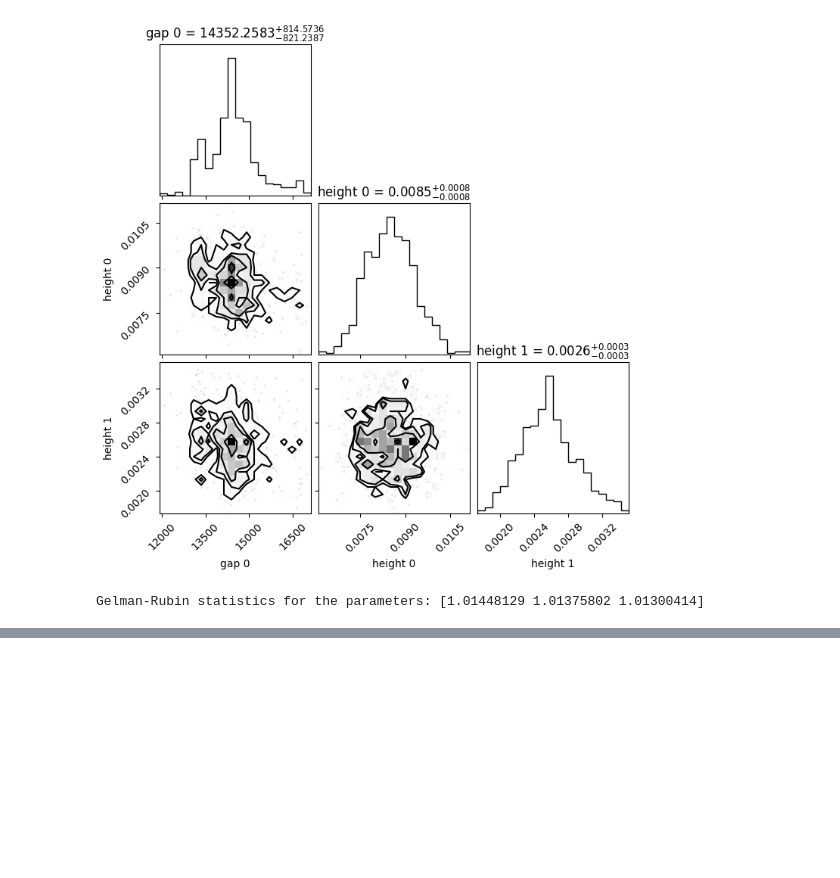
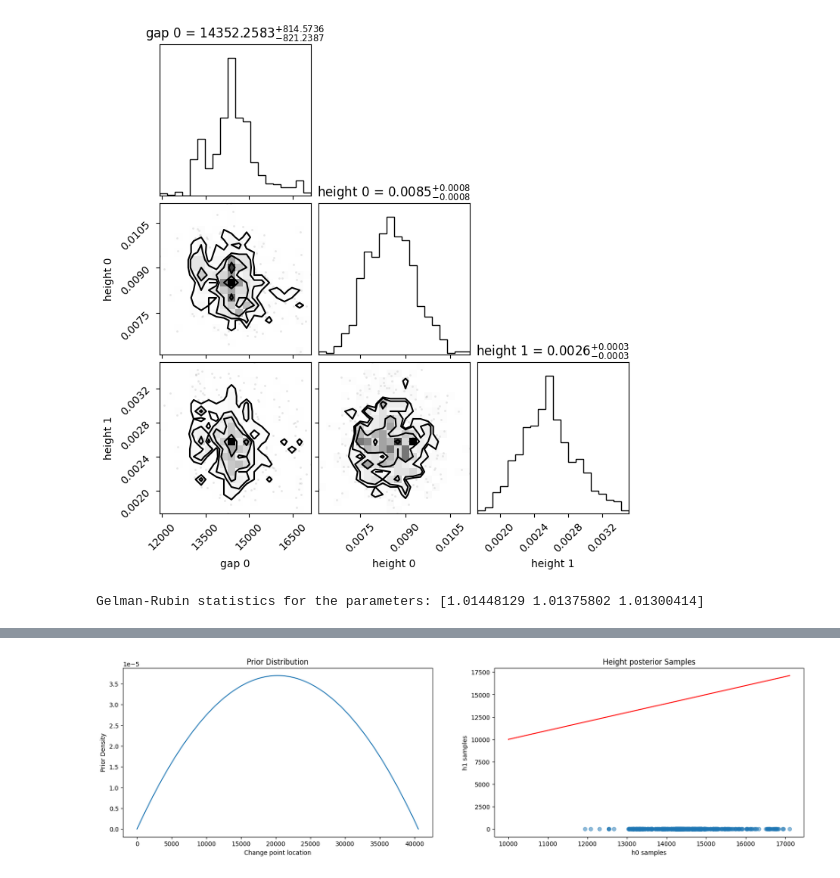
Before and after one commit to JoeyWee1/S2_Coal_Mining_Bayesian_Stats, a Jupyter notebook: C2CW.ipynb, the cells around one changed output, grey strips where cells are left out. Drawn from its saved outputs; the diff is of its cells as text; code cells hidden in the pictures; blank space fills up the shorter version.

```diff
--- a/C2CW.ipynb
+++ b/C2CW.ipynb
@@ -460,0 +490,36 @@ Gelman-Rubin statistics for the parameters: [1.01448129 1.01375802 1.01300414]
+# %%
+from scipy.special import betaln
+# The prior
+x = np.linspace(0, 40550, 40550)
+L = 40550
+alpha = np.ones(2) * 2
+log_B = betaln(*alpha)
+B = np.exp(log_B)
+pi = 1 / ((L ** 3) *  B) * (x * (L-x))
+
+# Hs to plot
+h0_samples = samples[:, 0]
+h1_samples = samples[:, 1]
+s1_samples = samples[:, 2]
+hx = np.linspace(10000, max(max(h0_samples), max(h1_samples)), 100)
+hy = hx # h0 = h1 line
+
+# Plot the prior and the h0 h1 overlap
+fig, ax = plt.subplots(1, 2, figsize=(20, 5))
+
+ax[0].plot(x, pi)
+ax[0].set_title("Prior Distribution")
+ax[0].set_xlabel("Change point location")
+ax[0].set_ylabel("Prior Density")
+
+ax[1].scatter(h0_samples, h1_samples, alpha=0.5)
+ax[1].plot(hx, hy, color="red", label="h0 = h1 manifold")
+ax[1].set_xlabel("h0 samples")
+ax[1].set_ylabel("h1 samples")
+ax[1].legend()
+ax[1].set_title("Height posterior Samples")
+
+
+fig.show()
+# %% [output]
+[figure, added]
```
Also changed, not shown: parts of 6 cells of this notebook.
